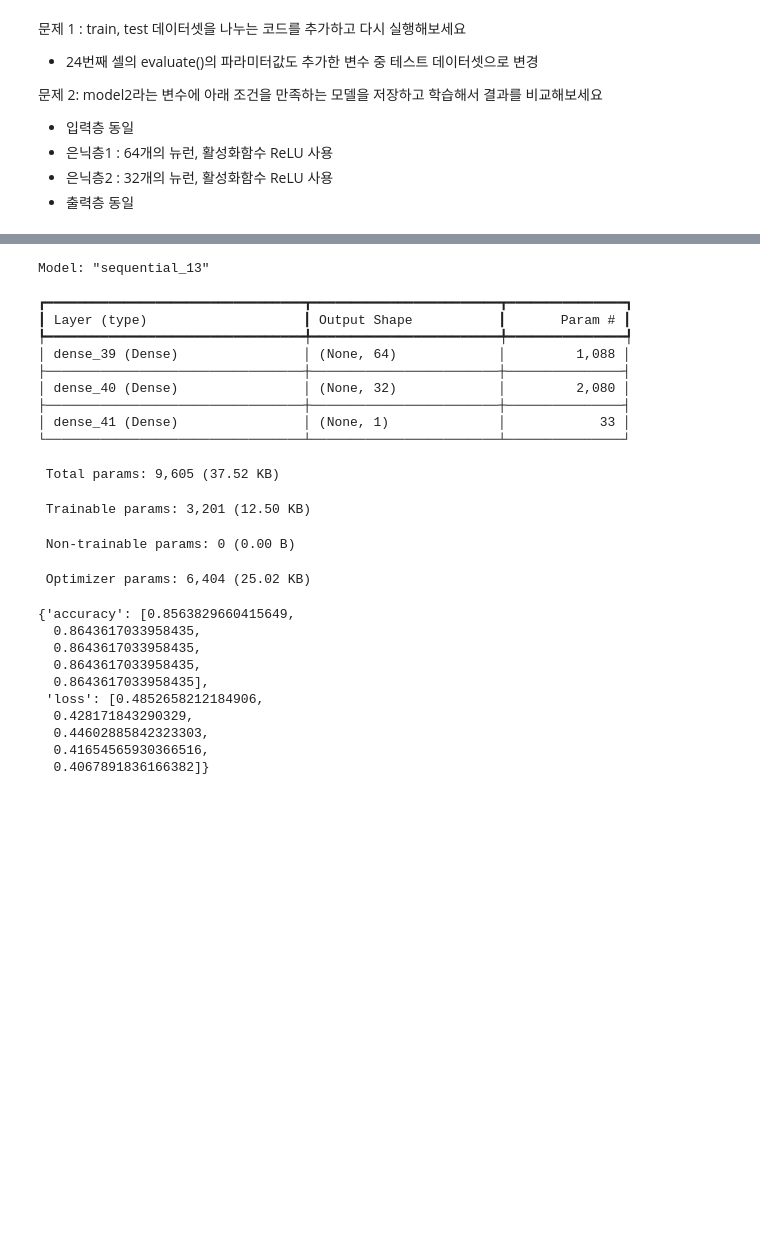
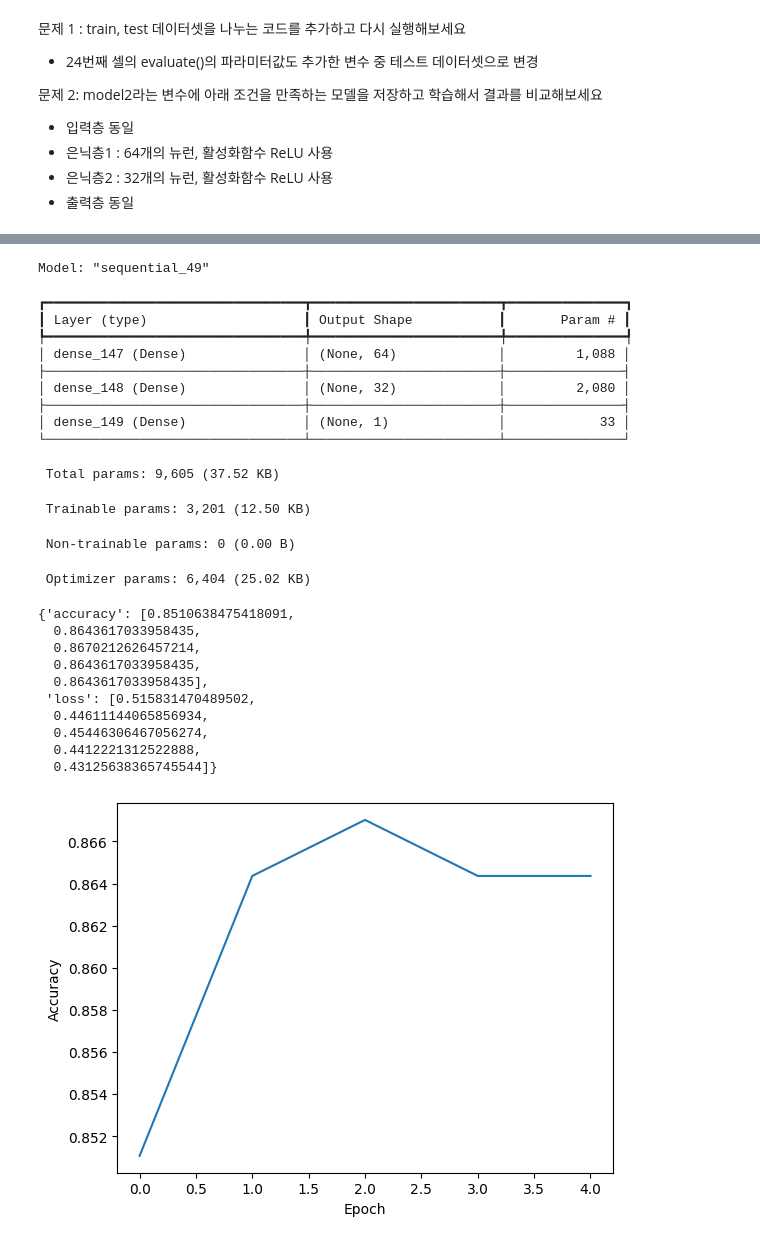
Before and after one commit to Inkyu-Yang356/deep-learning-practice, a Jupyter notebook: easy_deep_learning_principle.ipynb, the cells around one changed output, grey strips where cells are left out. Cells and saved outputs as stored; diff of their text form; code cells hidden in the pictures; blank space fills up the shorter version.

```diff
--- a/easy_deep_learning_principle.ipynb
+++ b/easy_deep_learning_principle.ipynb
@@ -135,14 +135,16 @@ Test Accuracy: 0.8277
 - 은닉층2 : 32개의 뉴런, 활성화함수 ReLU 사용
 - 출력층 동일
 # %%
+# 문제 1
+
 from sklearn.model_selection import train_test_split
 
-X = df.iloc[:, :16]
-y = df.iloc[:, 16]
-train_X, test_X, train_y, test_y = train_test_split(X, y, test_size=0.2, random_state=42)  # Train:Test, 8:2
+input_ = df.iloc[:, :16]
+target_ = df.iloc[:, 16]
+train_X, test_X, train_y, test_y = train_test_split(input_, target_, test_size=0.2, random_state=42)  # Train:Test, 8:2
+print(train_X.shape, test_X.shape)
 
 loss, accuracy = model.evaluate(test_X, test_y)
 print(f"Test Loss:  {loss:.4f}")
 print(f"Test Accuracy: {accuracy:.4f}")
-print(train_X.shape)
 # %% [output]
@@ -153,11 +155,13 @@ Test Accuracy: 0.7766
 # %%
+# 문제 2
+
 model2 = Sequential([
     Input(shape=(16,)),  # Input Layer
     Dense(64, activation='relu'),  # Hidden Layer 1
     Dense(32, activation='relu'),  # Hidden Layer 2
     Dense(1, activation='sigmoid')  # Output Layer
 ])
-model2.compile(loss='binary_crossentropy', optimizer='adam', metrics=['accuracy'])
-history = model2.fit(train_X, train_y, epochs=5, batch_size=8)
+model2.compile(loss='binary_crossentropy', optimizer='adam', metrics=['accuracy'])  # 이진 크로스엔트로피, 아담, 평가지표
+history = model2.fit(train_X, train_y, epochs=5, batch_size=4)
 # %% [output]
 Epoch 1/5
@@ -173,15 +185,15 @@ Epoch 5/5
 # %%
 model2.summary()
 # %% [output]
-Model: "sequential_13"
+Model: "sequential_49"
 ┏━━━━━━━━━━━━━━━━━━━━━━━━━━━━━━━━━┳━━━━━━━━━━━━━━━━━━━━━━━━┳━━━━━━━━━━━━━━━┓
 ┃ Layer (type)                    ┃ Output Shape           ┃       Param # ┃
 ┡━━━━━━━━━━━━━━━━━━━━━━━━━━━━━━━━━╇━━━━━━━━━━━━━━━━━━━━━━━━╇━━━━━━━━━━━━━━━┩
-│ dense_39 (Dense)                │ (None, 64)             │         1,088 │
+│ dense_147 (Dense)               │ (None, 64)             │         1,088 │
 ├─────────────────────────────────┼────────────────────────┼───────────────┤
-│ dense_40 (Dense)                │ (None, 32)             │         2,080 │
+│ dense_148 (Dense)               │ (None, 32)             │         2,080 │
 ├─────────────────────────────────┼────────────────────────┼───────────────┤
-│ dense_41 (Dense)                │ (None, 1)              │            33 │
+│ dense_149 (Dense)               │ (None, 1)              │            33 │
 └─────────────────────────────────┴────────────────────────┴───────────────┘
  Total params: 9,605 (37.52 KB)
  Trainable params: 3,201 (12.50 KB)
@@ -190,13 +202,20 @@ Model: "sequential_13"
 # %%
 history.history
 # %% [output]
-{'accuracy': [0.8563829660415649,
+{'accuracy': [0.8510638475418091,
   0.8643617033958435,
-  0.8643617033958435,
+  0.8670212626457214,
   0.8643617033958435,
   0.8643617033958435],
- 'loss': [0.4852658212184906,
-  0.428171843290329,
-  0.44602885842323303,
-  0.41654565930366516,
-  0.4067891836166382]}
+ 'loss': [0.515831470489502,
+  0.44611144065856934,
+  0.45446306467056274,
+  0.4412221312522888,
+  0.43125638365745544]}
+# %%
+plt.plot(history.history['accuracy'])
+plt.xlabel('Epoch')
+plt.ylabel('Accuracy')
+plt.show()
+# %% [output]
+[figure, added]
```
Also changed, not shown: parts of 5 cells of this notebook.
